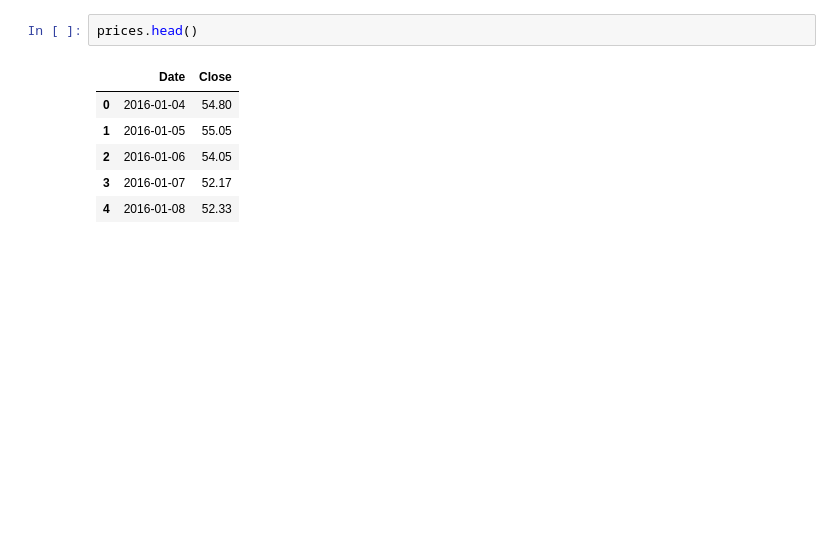
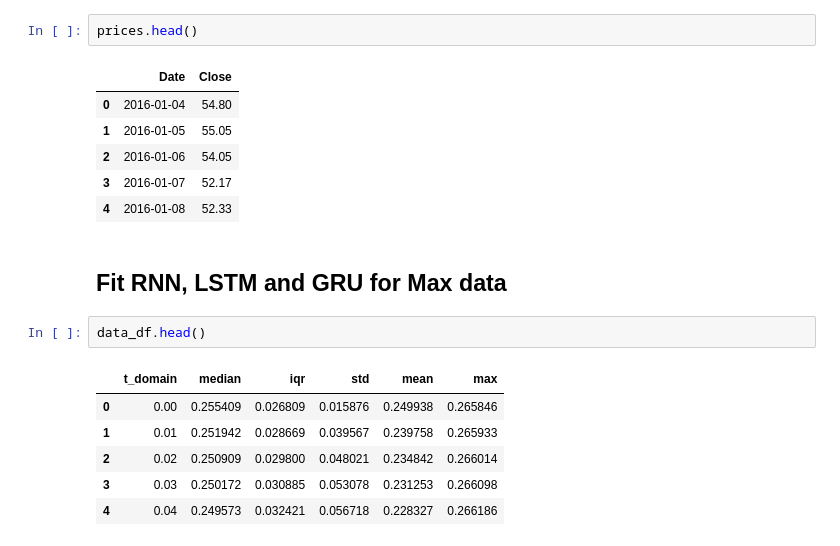
Before and after one commit to OmkarMehta/SSFwithNODE, a Jupyter notebook: pyddm-exploration/pyddm_understanding.ipynb, the cells around one changed output. Drawn from its saved outputs; the diff is of its cells as text; blank space fills up the shorter version.

Commit message:
Added RNN, LSTM, GRU code from pytorch

```diff
--- a/pyddm-exploration/pyddm_understanding.ipynb
+++ b/pyddm-exploration/pyddm_understanding.ipynb
@@ -497,3 +505,14 @@ prices.head()
 | 2 | 2016-01-06 | 54.05 |
 | 3 | 2016-01-07 | 52.17 |
 | 4 | 2016-01-08 | 52.33 |
+# %% [markdown]
+## Fit RNN, LSTM and GRU for Max data
+# %%
+data_df.head()
+# %% [output]
+|  | t_domain | median | iqr | std | mean | max |
+| 0 | 0.00 | 0.255409 | 0.026809 | 0.015876 | 0.249938 | 0.265846 |
+| 1 | 0.01 | 0.251942 | 0.028669 | 0.039567 | 0.239758 | 0.265933 |
+| 2 | 0.02 | 0.250909 | 0.029800 | 0.048021 | 0.234842 | 0.266014 |
+| 3 | 0.03 | 0.250172 | 0.030885 | 0.053078 | 0.231253 | 0.266098 |
+| 4 | 0.04 | 0.249573 | 0.032421 | 0.056718 | 0.228327 | 0.266186 |
```
Also changed, not shown: parts of 18 cells of this notebook.
